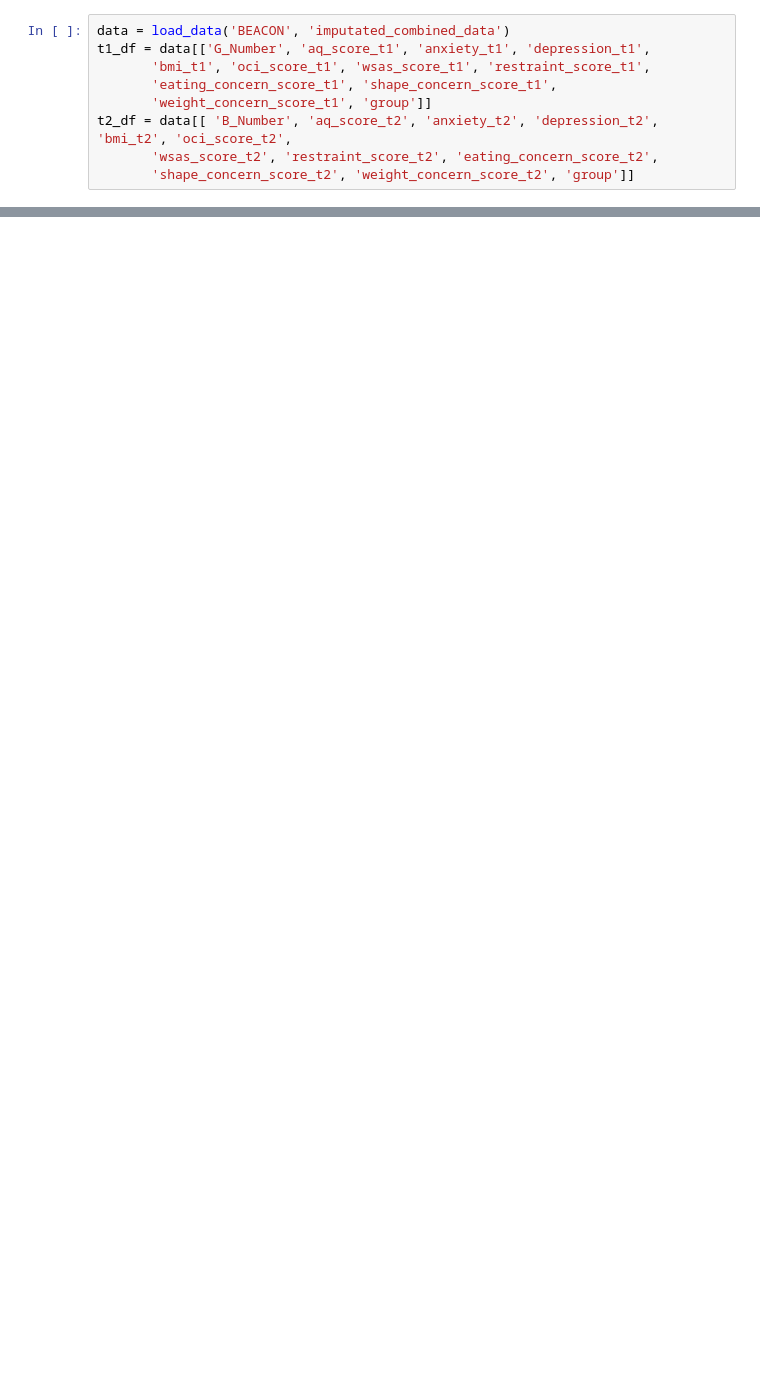
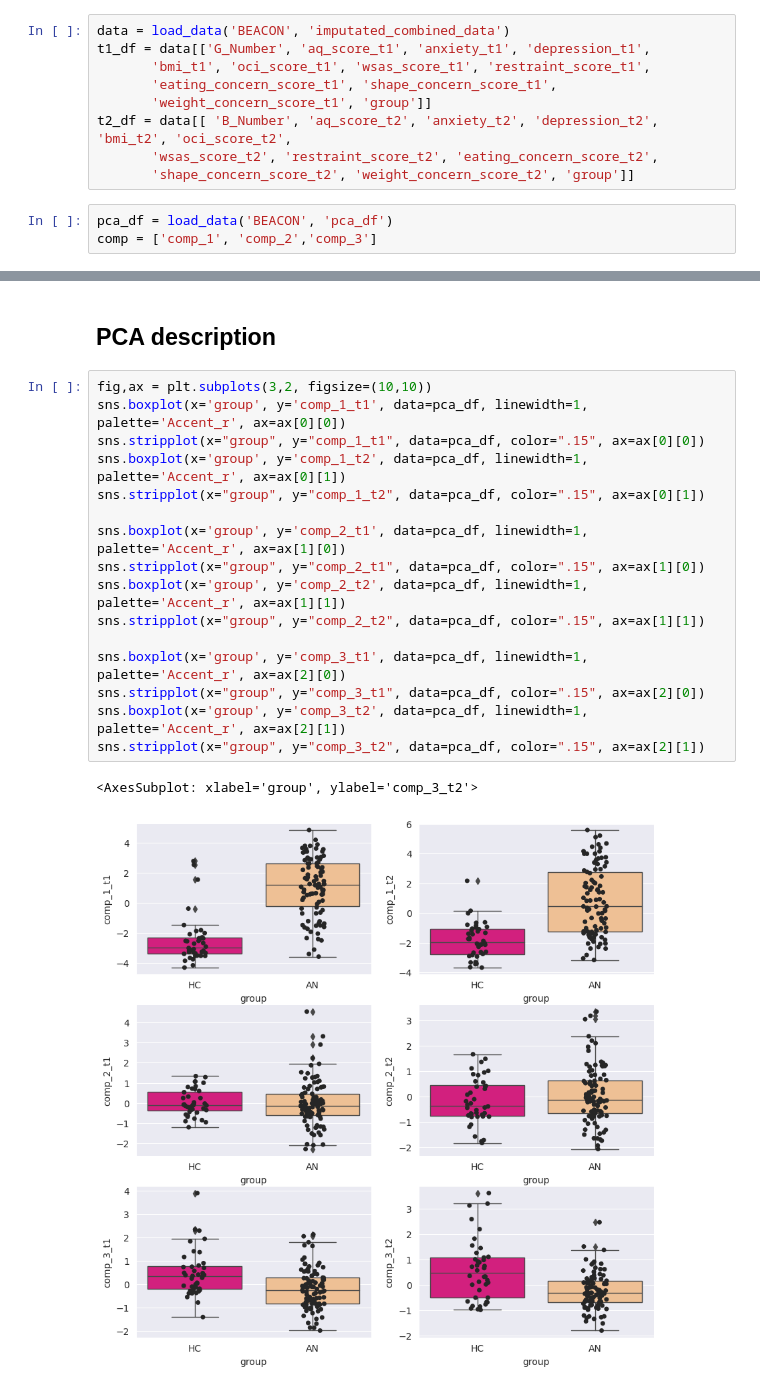
Before and after one commit to WMDA/BB_data, a Jupyter notebook: BB_data/analysis_scripts/data_exploration.ipynb, the cells around one changed output, grey strips where cells are left out. Drawn from its saved outputs; the diff is of its cells as text; blank space fills up the shorter version.

```diff
--- a/BB_data/analysis_scripts/data_exploration.ipynb
+++ b/BB_data/analysis_scripts/data_exploration.ipynb
@@ -12,6 +14,9 @@ t1_df = data[['G_Number', 'aq_score_t1', 'anxiety_t1', 'depression_t1',
 t2_df = data[[ 'B_Number', 'aq_score_t2', 'anxiety_t2', 'depression_t2', 'bmi_t2', 'oci_score_t2',
        'wsas_score_t2', 'restraint_score_t2', 'eating_concern_score_t2',
        'shape_concern_score_t2', 'weight_concern_score_t2', 'group']]
+# %%
+pca_df = load_data('BEACON', 'pca_df')
+comp = ['comp_1', 'comp_2','comp_3']
 # %%
 fig,ax = plt.subplots(9,2, figsize=(10,20))
 sns.boxplot(x='group', y='bmi_t1', data=t1_df, linewidth=1, palette='Accent_r', ax=ax[0][0])
@@ -87,0 +123,21 @@ t2_df.describe()
+# %% [markdown]
+## PCA description
+# %%
+fig,ax = plt.subplots(3,2, figsize=(10,10))
+sns.boxplot(x='group', y='comp_1_t1', data=pca_df, linewidth=1, palette='Accent_r', ax=ax[0][0])
+sns.stripplot(x="group", y="comp_1_t1", data=pca_df, color=".15", ax=ax[0][0])
+sns.boxplot(x='group', y='comp_1_t2', data=pca_df, linewidth=1, palette='Accent_r', ax=ax[0][1])
+sns.stripplot(x="group", y="comp_1_t2", data=pca_df, color=".15", ax=ax[0][1])
+
+sns.boxplot(x='group', y='comp_2_t1', data=pca_df, linewidth=1, palette='Accent_r', ax=ax[1][0])
+sns.stripplot(x="group", y="comp_2_t1", data=pca_df, color=".15", ax=ax[1][0])
+sns.boxplot(x='group', y='comp_2_t2', data=pca_df, linewidth=1, palette='Accent_r', ax=ax[1][1])
+sns.stripplot(x="group", y="comp_2_t2", data=pca_df, color=".15", ax=ax[1][1])
+
+sns.boxplot(x='group', y='comp_3_t1', data=pca_df, linewidth=1, palette='Accent_r', ax=ax[2][0])
+sns.stripplot(x="group", y="comp_3_t1", data=pca_df, color=".15", ax=ax[2][0])
+sns.boxplot(x='group', y='comp_3_t2', data=pca_df, linewidth=1, palette='Accent_r', ax=ax[2][1])
+sns.stripplot(x="group", y="comp_3_t2", data=pca_df, color=".15", ax=ax[2][1])
+# %% [output]
+<AxesSubplot: xlabel='group', ylabel='comp_3_t2'>
+[figure, added]
```
Also changed, not shown: parts of 9 cells of this notebook, 7 other files.
